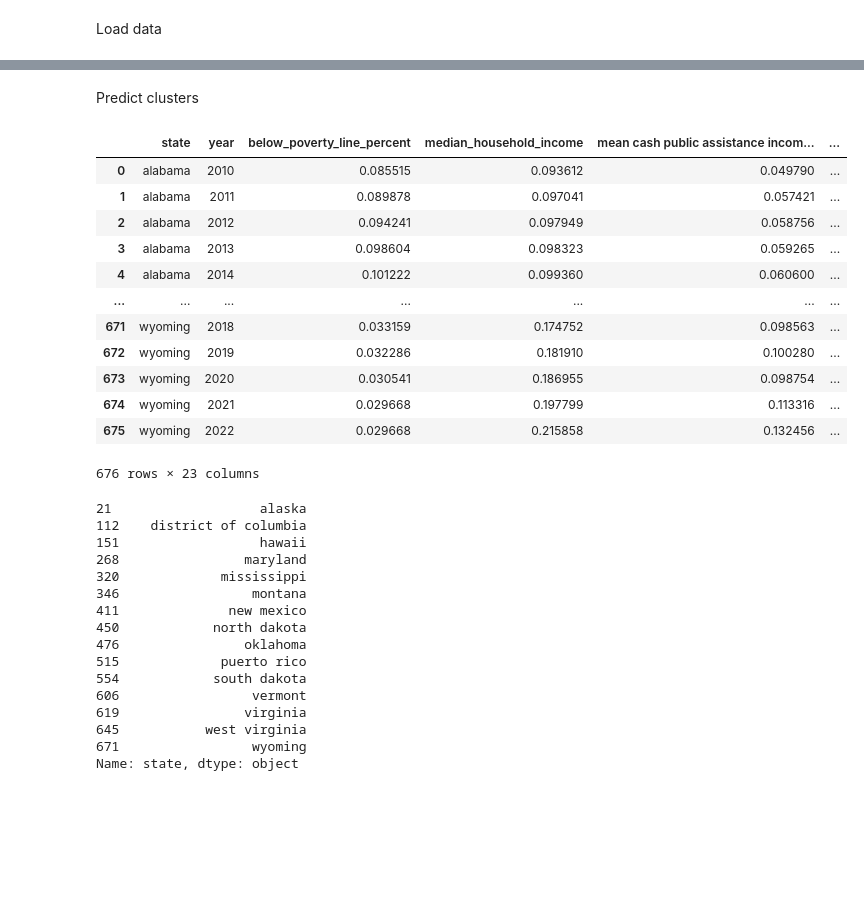
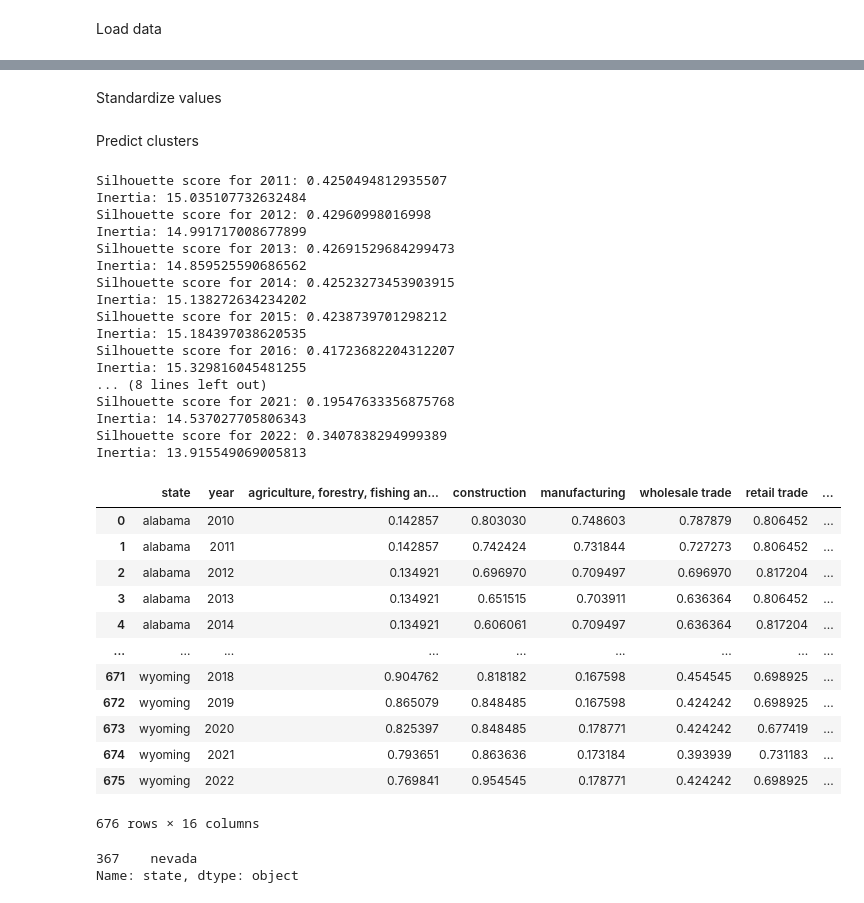
Before and after one commit to SAT-Enjoyers/citadel-datathon, a Jupyter notebook: eda/state_clustering.ipynb, the cells around one changed output, grey strips where cells are left out. Drawn from its saved outputs; the diff is of its cells as text; code cells hidden in the pictures; blank space fills up the shorter version.

```diff
--- a/eda/state_clustering.ipynb
+++ b/eda/state_clustering.ipynb
@@ -9,6 +11,8 @@ import seaborn as sns
 # %% [markdown]
 Load data
 # %%
-data_path = "../udataset/State_Data.csv"
+data_path = "../udataset/state_data.csv"
+# data_path = "../udataset/health_data.csv"
+# data_path = "../udataset/principle_components.csv"
 df = pd.read_csv(data_path)
-state = df['state']
+df
@@ -14,0 +33,2 @@ state = df['state']
+# %% [markdown]
+Standardize values
@@ -16,54 +41,61 @@ state = df['state']
 Predict clusters
 # %%
 # Drop the state column
+state = df['state']
 features = df.drop(['state'], axis=1)
 
-start_year = 2010
+start_year = 2011
 end_year = 2022
 df['cluster'] = pd.NA
 
 num_clusters = 2
 for year in range(start_year, end_year + 1):
     kmeans = KMeans(n_clusters=num_clusters, random_state=0)
     year_features = features[features['year'] == year].drop(['year'], axis=1)
     cluster = kmeans.fit_predict(year_features)
     df.loc[df['year'] == year, 'cluster'] = cluster
 
+    print(f"Silhouette score for {year}: {silhouette_score(year_features, cluster)}")
+    print(f"Inertia: {kmeans.inertia_}")
+
 df
 # %% [output]
+Silhouette score for 2011: 0.4250494812935507
+Inertia: 15.035107732632484
+Silhouette score for 2012: 0.42960998016998
+Inertia: 14.991717008677899
+Silhouette score for 2013: 0.42691529684299473
+Inertia: 14.859525590686562
+Silhouette score for 2014: 0.42523273453903915
+Inertia: 15.138272634234202
+Silhouette score for 2015: 0.4238739701298212
+Inertia: 15.184397038620535
+Silhouette score for 2016: 0.41723682204312207
+Inertia: 15.329816045481255
+... (8 lines left out)
+Silhouette score for 2021: 0.19547633356875768
+Inertia: 14.537027705806343
+Silhouette score for 2022: 0.3407838294999389
+Inertia: 13.915549069005813
-|  | state | year | below_poverty_line_percent | median_household_income | mean cash public assistance incom... | ... |
-| 0 | alabama | 2010 | 0.085515 | 0.093612 | 0.049790 | ... |
-| 1 | alabama | 2011 | 0.089878 | 0.097041 | 0.057421 | ... |
-| 2 | alabama | 2012 | 0.094241 | 0.097949 | 0.058756 | ... |
-| 3 | alabama | 2013 | 0.098604 | 0.098323 | 0.059265 | ... |
-| 4 | alabama | 2014 | 0.101222 | 0.099360 | 0.060600 | ... |
-| ... | ... | ... | ... | ... | ... | ... |
-| 671 | wyoming | 2018 | 0.033159 | 0.174752 | 0.098563 | ... |
-| 672 | wyoming | 2019 | 0.032286 | 0.181910 | 0.100280 | ... |
-| 673 | wyoming | 2020 | 0.030541 | 0.186955 | 0.098754 | ... |
-| 674 | wyoming | 2021 | 0.029668 | 0.197799 | 0.113316 | ... |
-| 675 | wyoming | 2022 | 0.029668 | 0.215858 | 0.132456 | ... |
+|  | state | year | agriculture, forestry, fishing an... | construction | manufacturing | wholesale trade | retail trade | ... |
+| 0 | alabama | 2010 | 0.142857 | 0.803030 | 0.748603 | 0.787879 | 0.806452 | ... |
+| 1 | alabama | 2011 | 0.142857 | 0.742424 | 0.731844 | 0.727273 | 0.806452 | ... |
+| 2 | alabama | 2012 | 0.134921 | 0.696970 | 0.709497 | 0.696970 | 0.817204 | ... |
+| 3 | alabama | 2013 | 0.134921 | 0.651515 | 0.703911 | 0.636364 | 0.806452 | ... |
+| 4 | alabama | 2014 | 0.134921 | 0.606061 | 0.709497 | 0.636364 | 0.817204 | ... |
+| ... | ... | ... | ... | ... | ... | ... | ... | ... |
+| 671 | wyoming | 2018 | 0.904762 | 0.818182 | 0.167598 | 0.454545 | 0.698925 | ... |
+| 672 | wyoming | 2019 | 0.865079 | 0.848485 | 0.167598 | 0.424242 | 0.698925 | ... |
+| 673 | wyoming | 2020 | 0.825397 | 0.848485 | 0.178771 | 0.424242 | 0.677419 | ... |
+| 674 | wyoming | 2021 | 0.793651 | 0.863636 | 0.173184 | 0.393939 | 0.731183 | ... |
+| 675 | wyoming | 2022 | 0.769841 | 0.954545 | 0.178771 | 0.424242 | 0.698925 | ... |
-676 rows × 23 columns
+676 rows × 16 columns
 # %%
 NEWNAME = 'State_Data_Clustered.csv'
 cols = df.columns.tolist()
 df = df[[cols[0]] + [cols[-1]] + cols[1:-1]]
 df.to_csv('../udataset/' + NEWNAME, index=False)
-print(df[(df['cluster'] == 1) & (df['year'] == 2017)]['state'])
+print(df[(df['cluster'] == 0) & (df['year'] == 2013)]['state'])
 # %% [output]
-21                   alaska
-112    district of columbia
-151                  hawaii
-268                maryland
-320             mississippi
-346                 montana
-411              new mexico
-450            north dakota
-476                oklahoma
-515             puerto rico
-554            south dakota
-606                 vermont
-619                virginia
-645           west virginia
-671                 wyoming
+367    nevada
 Name: state, dtype: object
```
Also changed, not shown: parts of 3 cells of this notebook, 1 other file.
